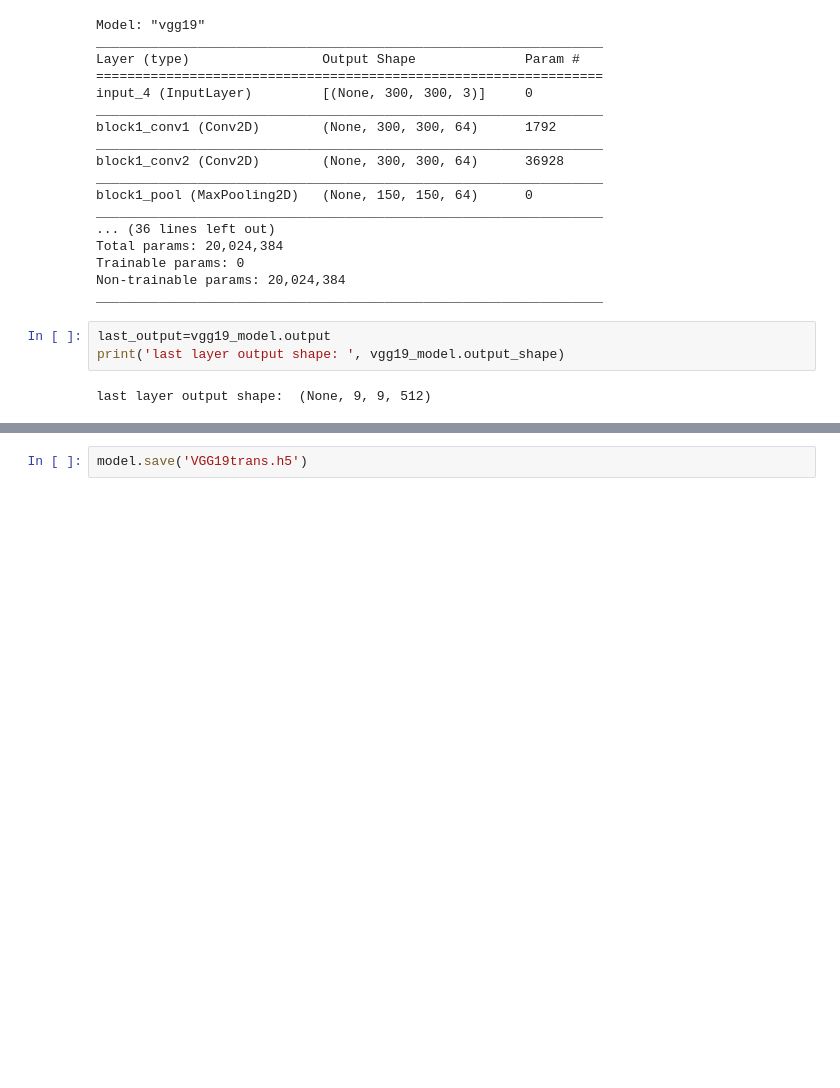
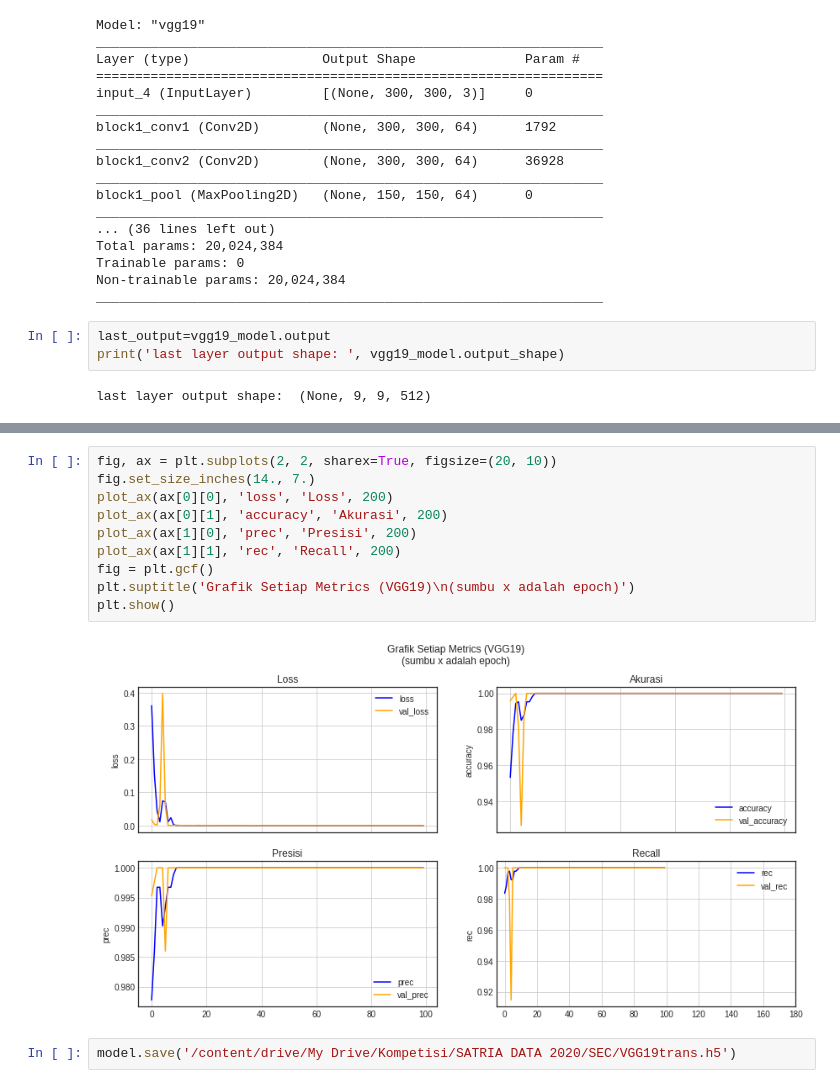
Before and after one commit to rave747214/SEC01UGM, a Jupyter notebook: SEC01UGM_SD20200000266.ipynb, the cells around one changed output, grey strips where cells are left out. Drawn from its saved outputs; the diff is of its cells as text; blank space fills up the shorter version.

```diff
--- a/SEC01UGM_SD20200000266.ipynb
+++ b/SEC01UGM_SD20200000266.ipynb
@@ -687,2 +495,14 @@ plt.figure()
+# %%
+fig, ax = plt.subplots(2, 2, sharex=True, figsize=(20, 10))
+fig.set_size_inches(14., 7.)
+plot_ax(ax[0][0], 'loss', 'Loss', 200)
+plot_ax(ax[0][1], 'accuracy', 'Akurasi', 200)
+plot_ax(ax[1][0], 'prec', 'Presisi', 200)
+plot_ax(ax[1][1], 'rec', 'Recall', 200)
+fig = plt.gcf()
+plt.suptitle('Grafik Setiap Metrics (VGG19)\n(sumbu x adalah epoch)')
+plt.show()
+# %% [output]
+[figure, added]
 # %%
-model.save('VGG19trans.h5')
+model.save('/content/drive/My Drive/Kompetisi/SATRIA DATA 2020/SEC/VGG19trans.h5')
```
Also changed, not shown: parts of 35 cells of this notebook.
